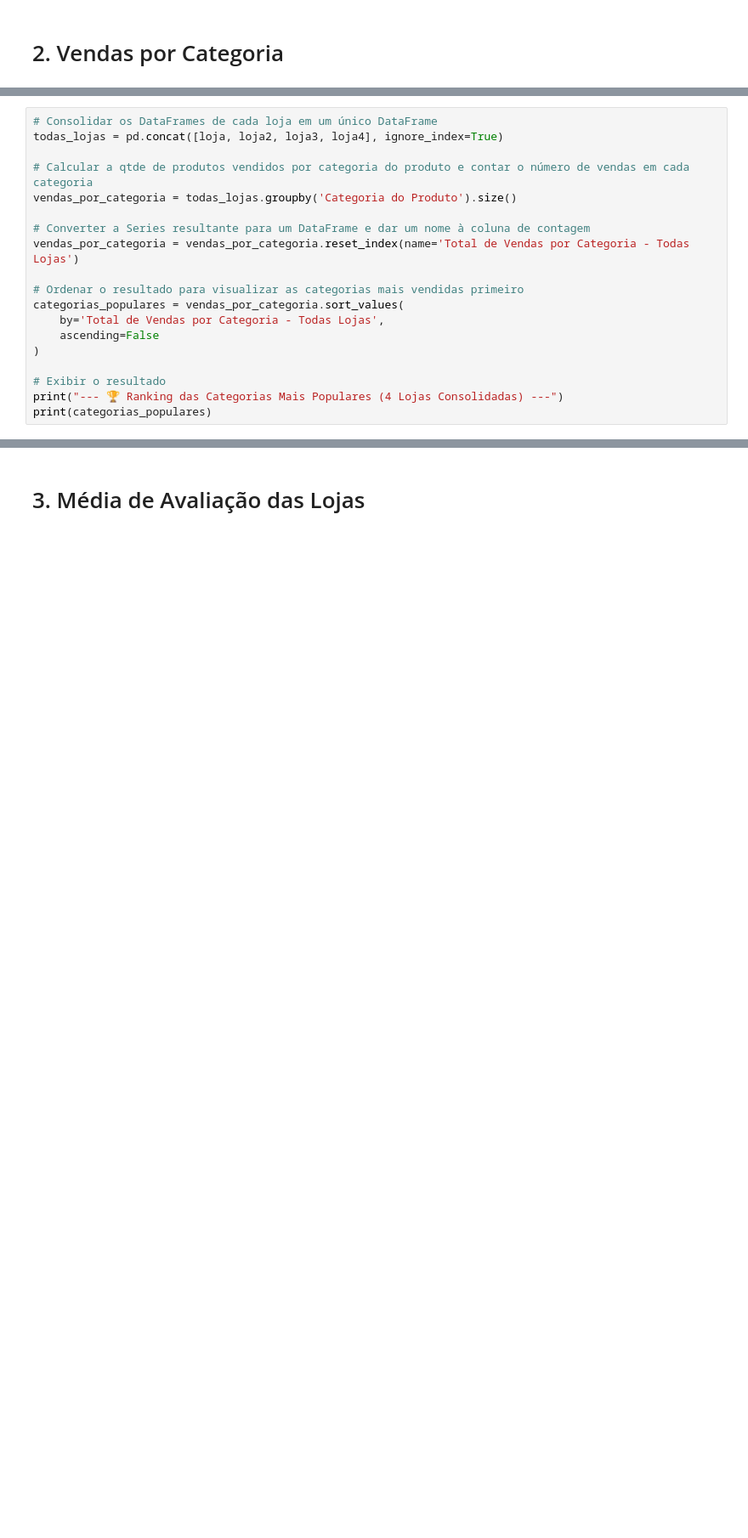
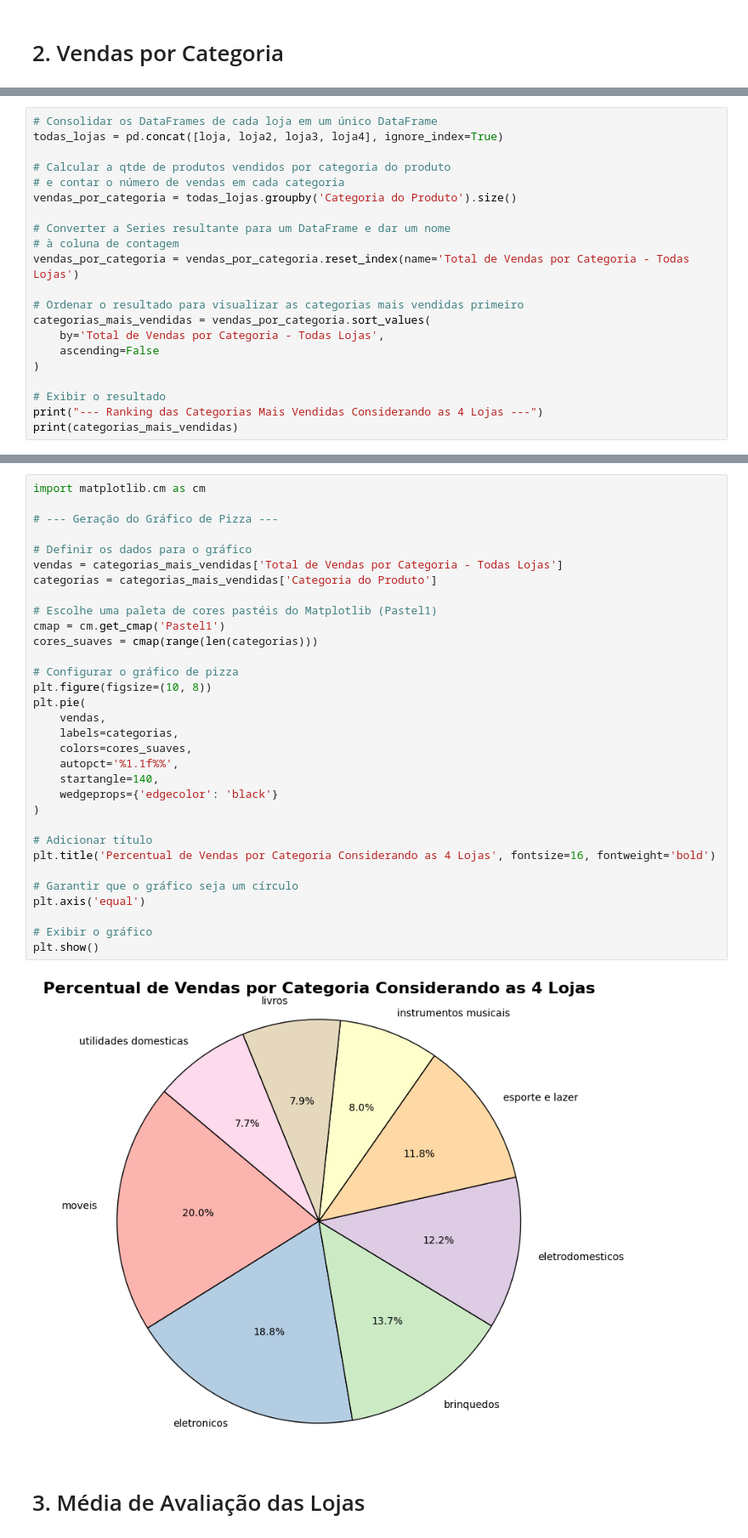
Before and after one commit to EritonPalma/Amigo-Secreto, a Jupyter notebook: AluraStoreBrasil.ipynb, the cells around one changed output, grey strips where cells are left out. Shown at 85% size. Cells and saved outputs as stored; diff of their text form; blank space fills up the shorter version.

```diff
--- a/AluraStoreBrasil.ipynb
+++ b/AluraStoreBrasil.ipynb
@@ -130,19 +298,21 @@ print(categorias_populares4)
 # Consolidar os DataFrames de cada loja em um único DataFrame
 todas_lojas = pd.concat([loja, loja2, loja3, loja4], ignore_index=True)
 
-# Calcular a qtde de produtos vendidos por categoria do produto e contar o número de vendas em cada categoria
+# Calcular a qtde de produtos vendidos por categoria do produto
+# e contar o número de vendas em cada categoria
 vendas_por_categoria = todas_lojas.groupby('Categoria do Produto').size()
 
-# Converter a Series resultante para um DataFrame e dar um nome à coluna de contagem
+# Converter a Series resultante para um DataFrame e dar um nome
+# à coluna de contagem
 vendas_por_categoria = vendas_por_categoria.reset_index(name='Total de Vendas por Categoria - Todas Lojas')
 
 # Ordenar o resultado para visualizar as categorias mais vendidas primeiro
-categorias_populares = vendas_por_categoria.sort_values(
+categorias_mais_vendidas = vendas_por_categoria.sort_values(
     by='Total de Vendas por Categoria - Todas Lojas',
     ascending=False
 )
 
 # Exibir o resultado
-print("--- 🏆 Ranking das Categorias Mais Populares (4 Lojas Consolidadas) ---")
-print(categorias_populares)
+print("--- Ranking das Categorias Mais Vendidas Considerando as 4 Lojas ---")
+print(categorias_mais_vendidas)
 # %% [output]
@@ -156,6 +326,40 @@ print(categorias_populares)
 4  instrumentos musicais                                          753
 5                 livros                                          742
 7  utilidades domesticas                                          730
+# %%
+import matplotlib.cm as cm
+
+# --- Geração do Gráfico de Pizza ---
+
+# Definir os dados para o gráfico
+vendas = categorias_mais_vendidas['Total de Vendas por Categoria - Todas Lojas']
+categorias = categorias_mais_vendidas['Categoria do Produto']
+
+# Escolhe uma paleta de cores pastéis do Matplotlib (Pastel1)
+cmap = cm.get_cmap('Pastel1')
+cores_suaves = cmap(range(len(categorias)))
+
+# Configurar o gráfico de pizza
+plt.figure(figsize=(10, 8))
+plt.pie(
+    vendas,
+    labels=categorias,
+    colors=cores_suaves,
+    autopct='%1.1f%%',
+    startangle=140,
+    wedgeprops={'edgecolor': 'black'}
+)
+
+# Adicionar título
+plt.title('Percentual de Vendas por Categoria Considerando as 4 Lojas', fontsize=16, fontweight='bold')
+
+# Garantir que o gráfico seja um círculo
+plt.axis('equal')
+
+# Exibir o gráfico
+plt.show()
+# %% [output]
+[figure, added]
 # %% [markdown]
 # 3. Média de Avaliação das Lojas
 # %%
```
Also changed, not shown: parts of 13 cells of this notebook.
